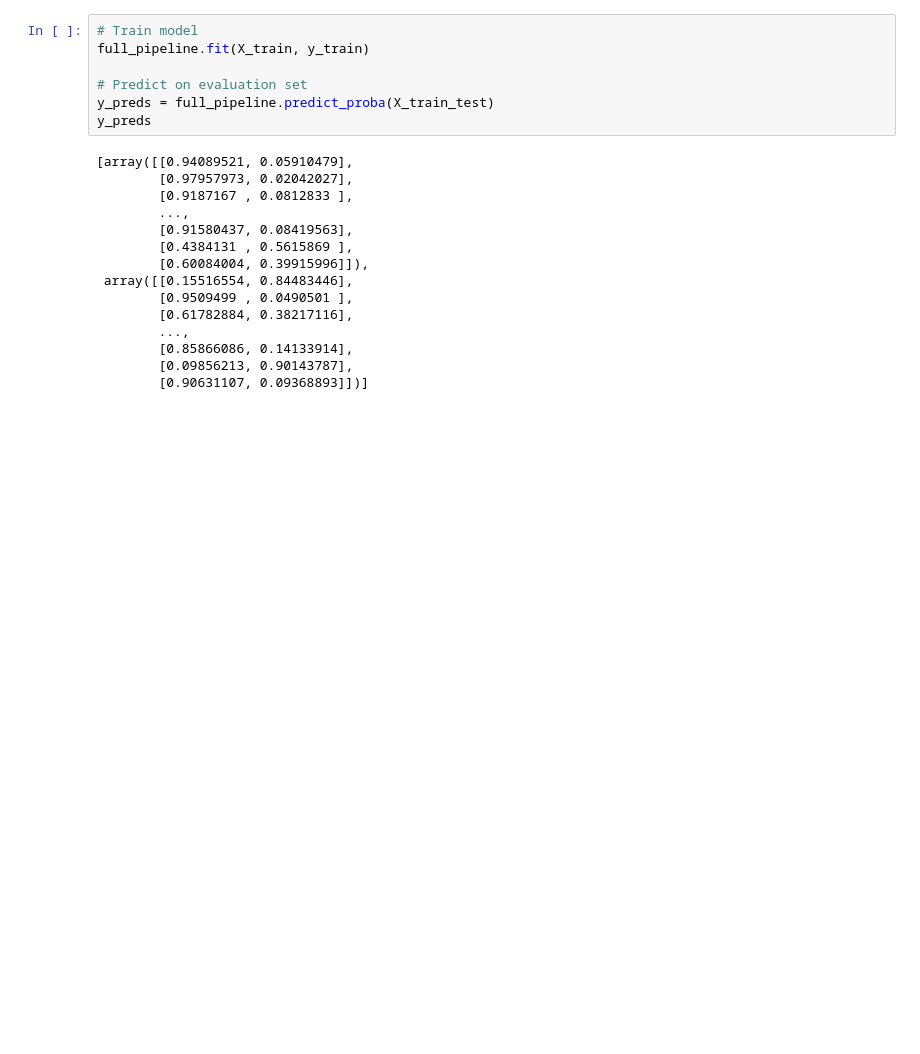
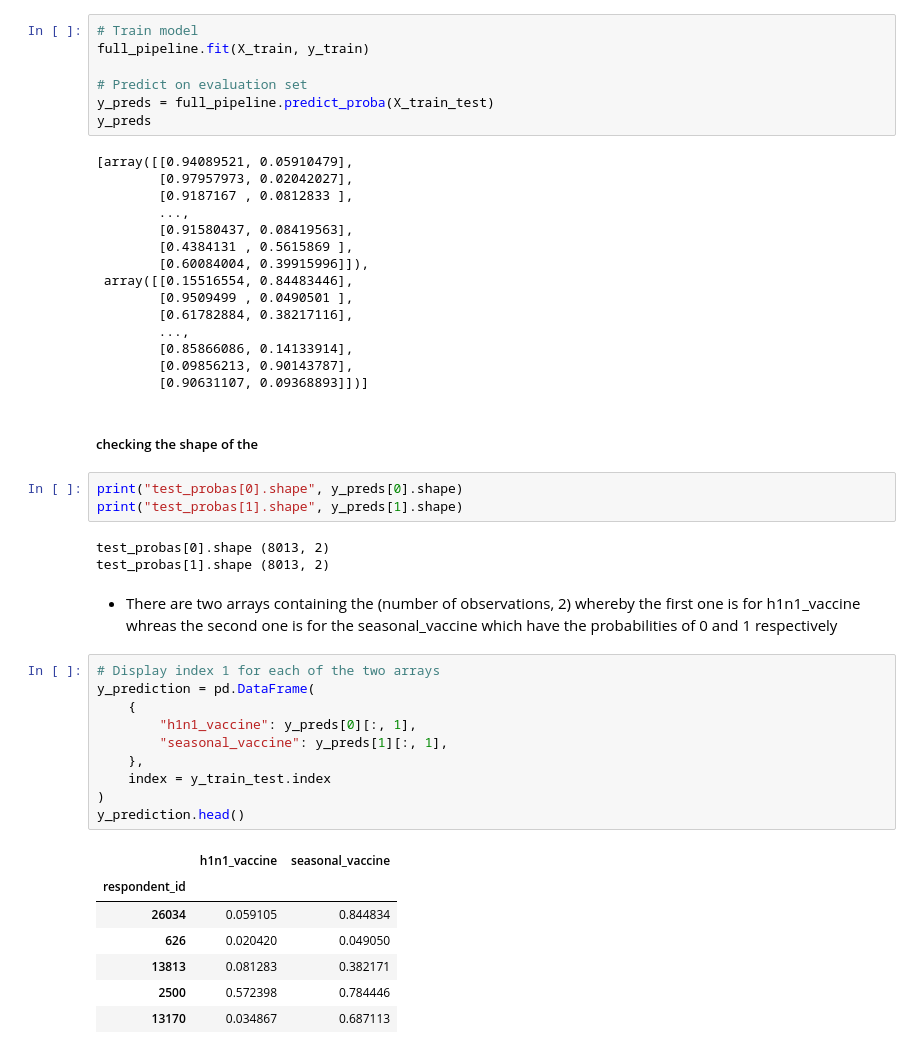
Before and after one commit to Pamela-Chebii/Predicting_H1N1_-_Seasonal_Flue_Vaccines, a Jupyter notebook: index.ipynb, the cells around one changed output. Drawn from its saved outputs; the diff is of its cells as text; blank space fills up the shorter version.

Commit message:
y_predictions using train data

```diff
--- a/index.ipynb
+++ b/index.ipynb
@@ -670,3 +670,31 @@ y_preds
         [0.85866086, 0.14133914],
         [0.09856213, 0.90143787],
         [0.90631107, 0.09368893]])]
+# %% [markdown]
+##### checking the shape of the
+# %%
+print("test_probas[0].shape", y_preds[0].shape)
+print("test_probas[1].shape", y_preds[1].shape)
+# %% [output]
+test_probas[0].shape (8013, 2)
+test_probas[1].shape (8013, 2)
+# %% [markdown]
+- There are two arrays containing the (number of observations, 2) whereby the first one is for h1n1_vaccine whreas the second one is for the seasonal_vaccine which have the probabilities of 0 and 1 respectively
+# %%
+# Display index 1 for each of the two arrays
+y_prediction = pd.DataFrame(
+    {
+        "h1n1_vaccine": y_preds[0][:, 1],
+        "seasonal_vaccine": y_preds[1][:, 1],
+    },
+    index = y_train_test.index
+)
+y_prediction.head()
+# %% [output]
+|  | h1n1_vaccine | seasonal_vaccine |
+| respondent_id |  |  |
+| 26034 | 0.059105 | 0.844834 |
+| 626 | 0.020420 | 0.049050 |
+| 13813 | 0.081283 | 0.382171 |
+| 2500 | 0.572398 | 0.784446 |
+| 13170 | 0.034867 | 0.687113 |
```
